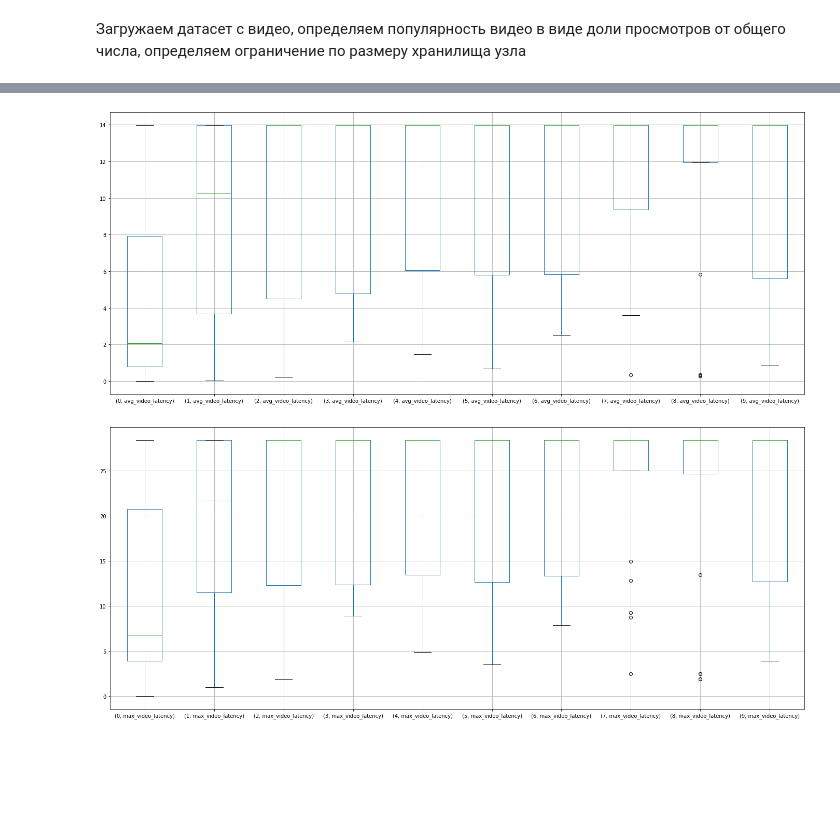
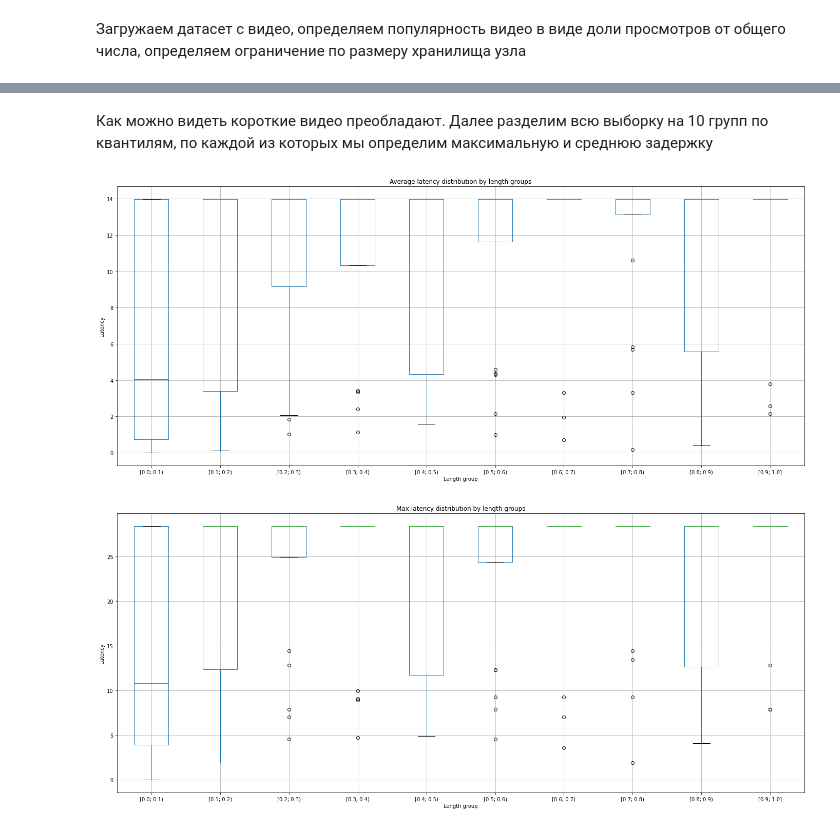
Before and after one commit to error1707/course_work, a Jupyter notebook: algos.ipynb, the cells around one changed output, grey strips where cells are left out. Saved outputs shown, nothing was run; the diff lists cells and outputs as text; code cells hidden in the pictures; blank space fills up the shorter version.

Commit message:
Add descriptions and graphs

```diff
--- a/algos.ipynb
+++ b/algos.ipynb
@@ -13 +7,10 @@ LENGTH_POPULARITY_COEF = 0.5
+# %%
+# Вместимость одного узла определяется как доля от общего веса всех видео
+STORAGE_SIZE_SHARE = 0.05
+# Для определения задержки между узлами посчитаем расстояние между ними и умножим на некоторую константу
+LATENCY_PER_KM = 0.0048
+NETWORK_FACTOR = 1.7
+DATA_PROCESSING_MS = 0.
+# Вес, который определяет баланс важность между длиной и популярностью видео. Чем больше тем длина важнее. Принимает значение в отрезке [0; 1]
+LENGTH_POPULARITY_COEF = 0.5
 # %% [markdown]
@@ -275,5 +269,8 @@ print(f"Видео, которые присутствуют только на о
 # %%
 ax = plt.figure(figsize=(20,15)).gca()
+ax.set_xlabel("Video length")
+ax.set_ylabel("Num of videos")
+ax.set_title('Num of videos by length')
 videos["video_length"].hist(ax=ax, bins=100)
 plt.show()
 # %% [output]
@@ -281,36 +278,49 @@ plt.show()
+# %% [markdown]
+Как можно видеть короткие видео преобладают. Далее разделим всю выборку на 10 групп по квантилям, по каждой из которых мы определим максимальную и среднюю задержку
 # %%
 # Разделим все видео на 10 групп относительно длины по квантилям
-videos["video_length_groups"] = pd.qcut(videos["video_length"], 10, labels=list(range(10)))
+videos["video_length_group"] = pd.qcut(videos["video_length"], 10, labels=list(range(10)))
 # %%
 def plot_length_graphs():
     # Подсчитаем максимальные и средние задержки для каждого видео
     max_video_latencies = []
     avg_video_latencies = []
     for video in videos.iloc:
         max_video_latency = 0
         avg_video_latency = 0
         for node in nodes:
             cur_video_node = node_video_closest_server[node][video["video_id"]]
             cur_latency = fast_path_length[node][cur_video_node]
             if max_video_latency < cur_latency:
                 max_video_latency = cur_latency
             avg_video_latency += cur_latency
         avg_video_latency /= len(nodes)
 
         max_video_latencies.append(max_video_latency)
         avg_video_latencies.append(avg_video_latency)
 
     videos["max_video_latency"] = max_video_latencies
     videos["avg_video_latency"] = avg_video_latencies
 
     # По новым колонкам оценим какова задержка для видео разной длины
-    videos.groupby("video_length_groups").boxplot(column="avg_video_latency", subplots=False, figsize=(24,10))
+    ax = plt.figure(figsize=(24,10)).gca()
+    ax.set_title('Average latency distribution by length groups')
+    ax.set_xlabel('Length group')
+    ax.set_ylabel('Latency')
+    videos.groupby("video_length_group").boxplot(column="avg_video_latency", subplots=False)
+    ax.set_xticklabels([f"[{round(i / 10, 1)}; {round(i / 10 + 0.1, 1)})" for i in range(9)] + ["[0.9; 1.0]"])
     plt.show()
-    videos.groupby("video_length_groups").boxplot(column="max_video_latency", subplots=False, figsize=(24,10))
+
+    ax = plt.figure(figsize=(24,10)).gca()
+    ax.set_title('Max latency distribution by length groups')
+    ax.set_xlabel('Length group')
+    ax.set_ylabel('Latency')
+    videos.groupby("video_length_group").boxplot(column="max_video_latency", subplots=False, figsize=(24,10))
+    ax.set_xticklabels([f"[{round(i / 10, 1)}; {round(i / 10 + 0.1, 1)})" for i in range(9)] + ["[0.9; 1.0]"])
     plt.show()
 
 
 plot_length_graphs()
 # %% [output]
-[figure, old version]
+[figure, new version]
-[figure, old version]
+[figure, new version]
```
Also changed, not shown: parts of 40 cells of this notebook.
